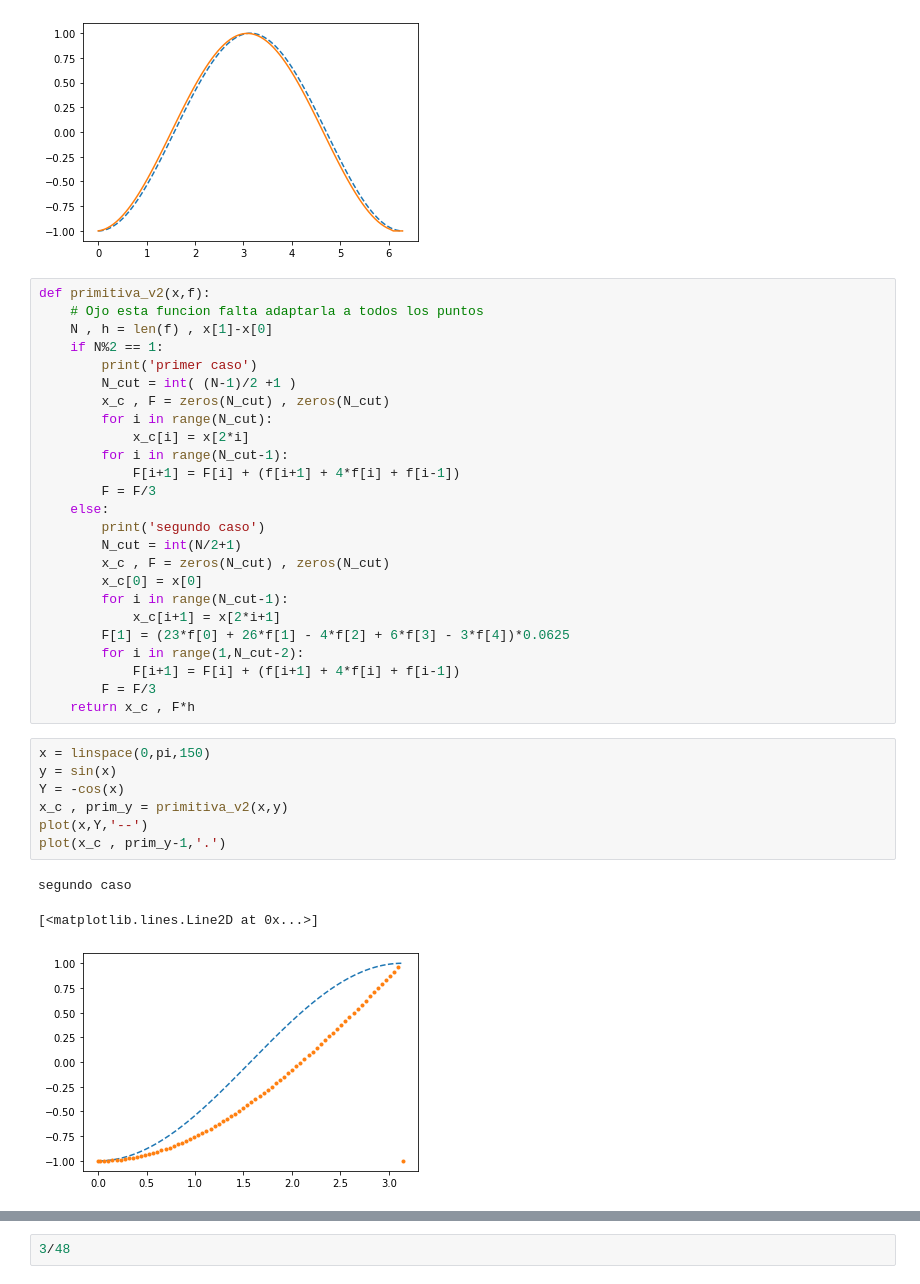
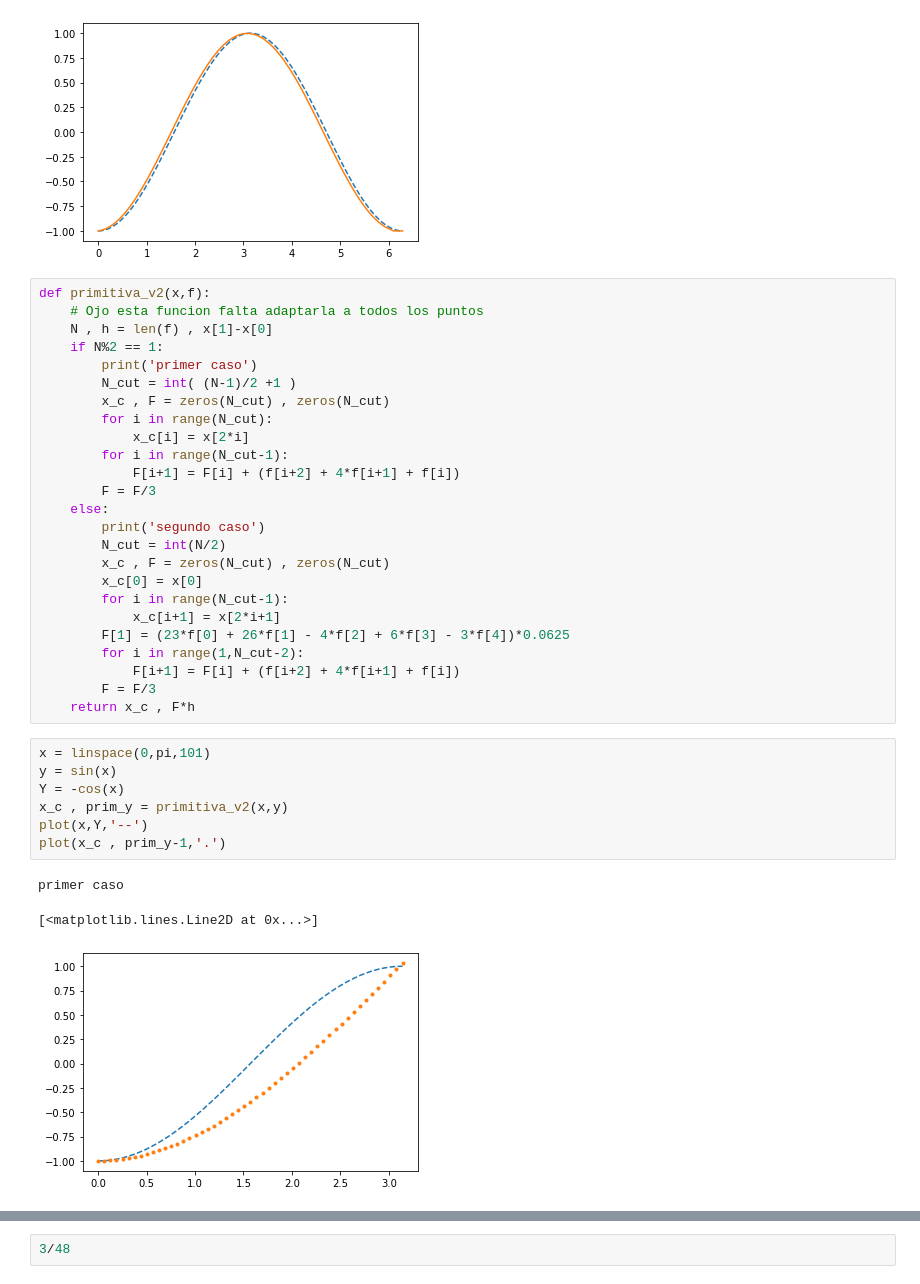
Before and after one commit to richmf/Fisica-Computacional-clases, a Jupyter notebook: Integrales_1.ipynb, the cells around one changed output, grey strips where cells are left out. Drawn from its saved outputs; the diff is of its cells as text.

```diff
--- a/Integrales_1.ipynb
+++ b/Integrales_1.ipynb
@@ -53,28 +53,28 @@ def primitiva_v2(x,f):
         for i in range(N_cut):
             x_c[i] = x[2*i]
         for i in range(N_cut-1):
-            F[i+1] = F[i] + (f[i+1] + 4*f[i] + f[i-1])
+            F[i+1] = F[i] + (f[i+2] + 4*f[i+1] + f[i])
         F = F/3
     else:
         print('segundo caso')
-        N_cut = int(N/2+1)
+        N_cut = int(N/2)
         x_c , F = zeros(N_cut) , zeros(N_cut)
         x_c[0] = x[0]
         for i in range(N_cut-1):
             x_c[i+1] = x[2*i+1]
         F[1] = (23*f[0] + 26*f[1] - 4*f[2] + 6*f[3] - 3*f[4])*0.0625
         for i in range(1,N_cut-2):
-            F[i+1] = F[i] + (f[i+1] + 4*f[i] + f[i-1])
+            F[i+1] = F[i] + (f[i+2] + 4*f[i+1] + f[i])
         F = F/3
     return x_c , F*h
 # %%
-x = linspace(0,pi,150)
+x = linspace(0,pi,101)
 y = sin(x)
 Y = -cos(x)
 x_c , prim_y = primitiva_v2(x,y)
 plot(x,Y,'--')
 plot(x_c , prim_y-1,'.')
 # %% [output]
-segundo caso
+primer caso
 [<matplotlib.lines.Line2D at 0x...>]
-[figure, old version]
+[figure, new version]
```
Also changed, not shown: parts of 1 cell of this notebook.
